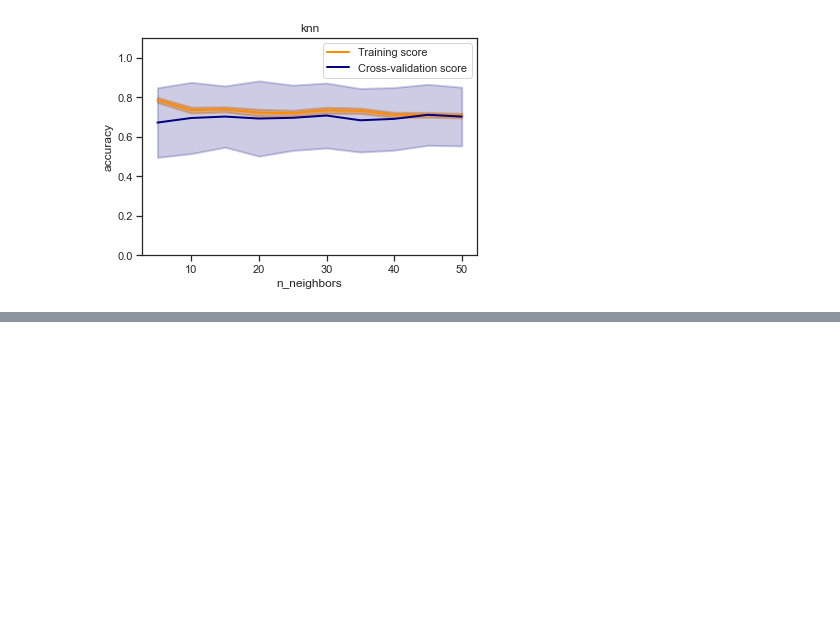
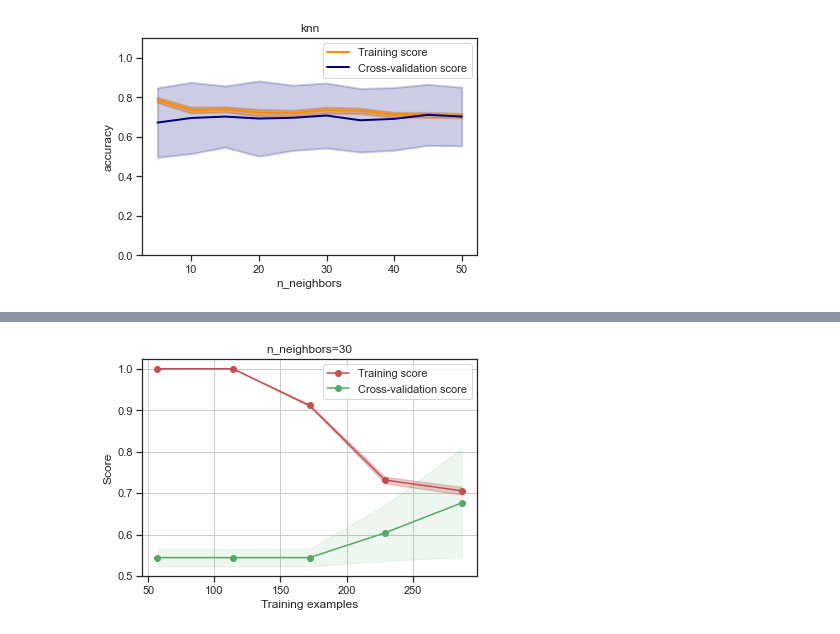
Before and after one commit to ZValeriy/MMO, a Jupyter notebook: LR4/Lab4.ipynb, the cells around one changed output, grey strips where cells are left out. Cells and saved outputs as stored; diff of their text form; code cells hidden in the pictures; blank space fills up the shorter version.

```diff
--- a/LR4/Lab4.ipynb
+++ b/LR4/Lab4.ipynb
@@ -322,0 +388,4 @@ plot_validation_curve(KNeighborsClassifier(), 'knn',
+# %%
+clf_gs.best_estimator_.fit(heart_X_train, heart_y_train)
+target2_0 = clf_gs.best_estimator_.predict(heart_X_train)
+target2_1 = clf_gs.best_estimator_.predict(heart_X_test)
@@ -322,0 +396,4 @@ plot_validation_curve(KNeighborsClassifier(), 'knn',
+# %%
+plot_learning_curve(clf_gs.best_estimator_, 'n_neighbors=30',
+                    data_data, target, cv=20, train_sizes=np.linspace(.2, 1.0, 5))
+# %% [output]
@@ -322,0 +401 @@ plot_validation_curve(KNeighborsClassifier(), 'knn',
+[figure, added]
```
Also changed, not shown: parts of 10 cells of this notebook.
